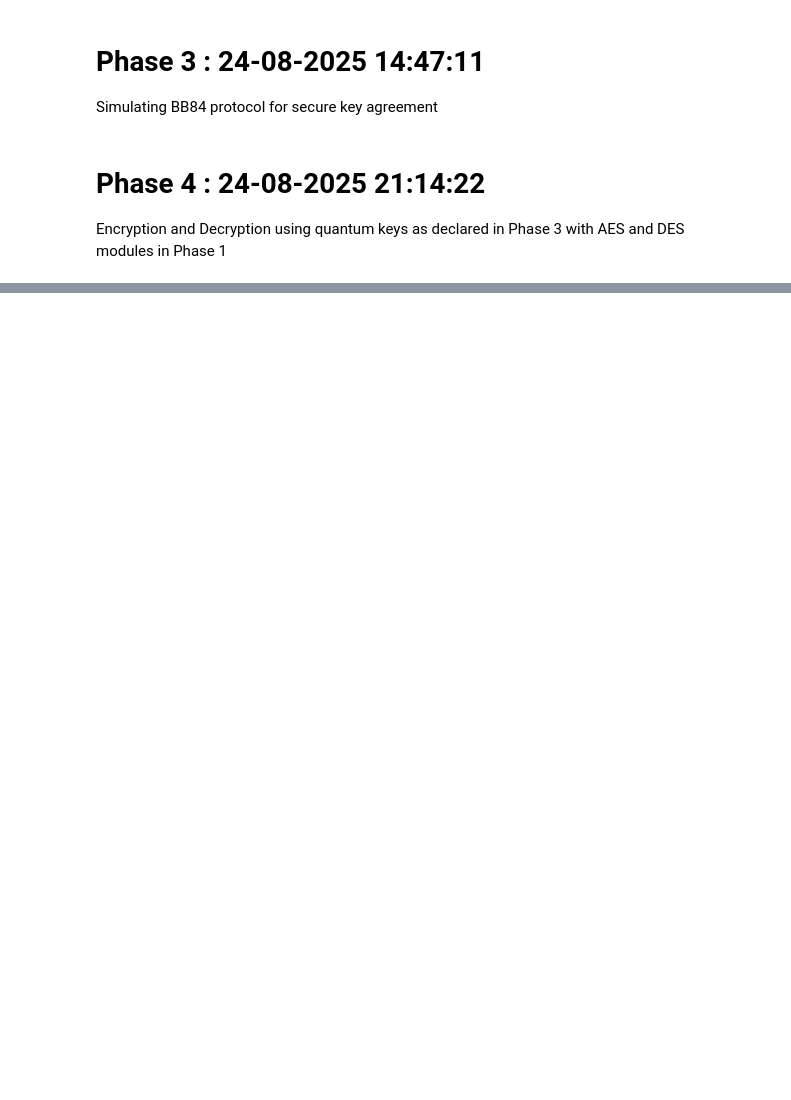
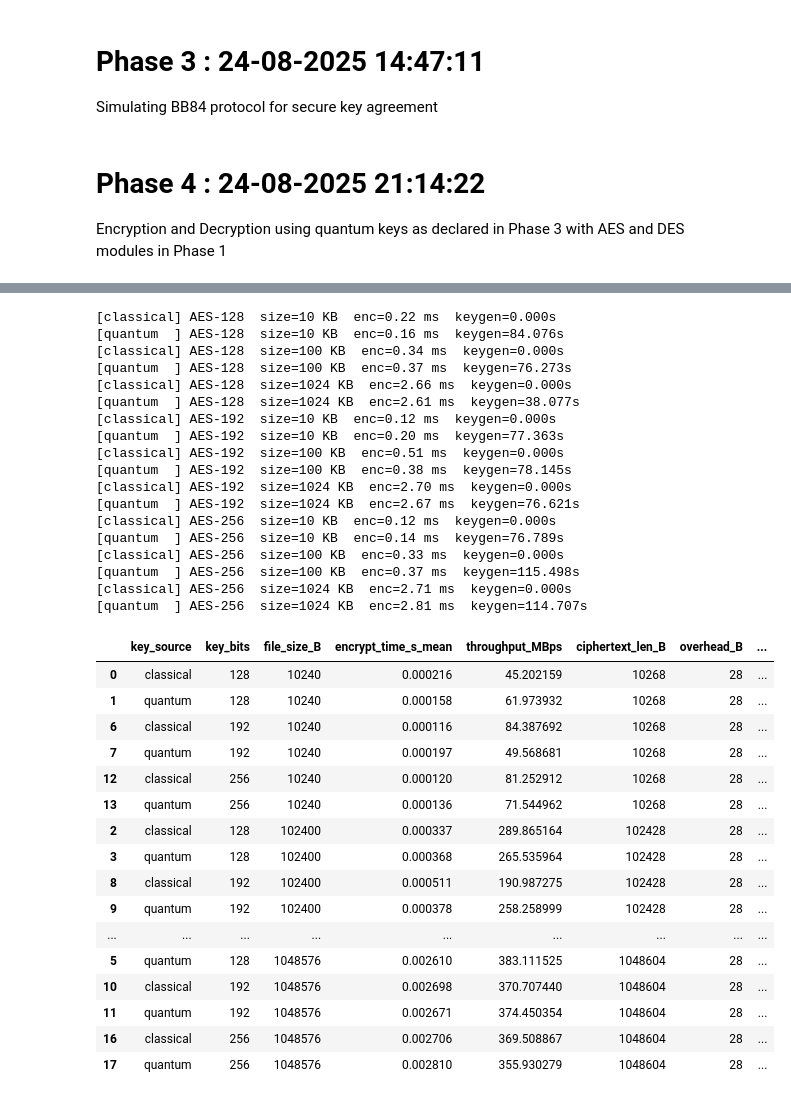
Before and after one commit to Vishesh-Goyal7/CrypTon, a Jupyter notebook: QKD.ipynb, the cells around one changed output, grey strips where cells are left out. Drawn from its saved outputs; the diff is of its cells as text; code cells hidden in the pictures; blank space fills up the shorter version.

```diff
--- a/QKD.ipynb
+++ b/QKD.ipynb
@@ -503,0 +716,58 @@ Round 6: sifted=132 bits, QBER=27.27%
+# %%
+# @title Experimentation
+
+# Baseline: no Eve (performance / practicality)
+df = run_matrix(
+    sizes=SIZES,
+    key_bits_list=(128,192,256),
+    sources=("classical","quantum"),
+    eve_present=False,     # set True to show QBER discards / slower keygen
+    repeats=3,
+    bb84_params=dict(n_per_round=256, qber_cutoff=0.11, max_rounds=30, eve_present=False, verbose=False)
+)
+
+# Pretty print summary
+cols = [
+    "key_source","key_bits","file_size_B",
+    "encrypt_time_s_mean","throughput_MBps",
+    "ciphertext_len_B","overhead_B",
+    "keygen_time_s","bb84_rounds","bb84_qber_last","key_ones_ratio"
+]
+display(df[cols].sort_values(["file_size_B","key_bits","key_source"]))
+df.to_csv("Results.csv")
+# %% [output]
+[classical] AES-128  size=10 KB  enc=0.22 ms  keygen=0.000s
+[quantum  ] AES-128  size=10 KB  enc=0.16 ms  keygen=84.076s
+[classical] AES-128  size=100 KB  enc=0.34 ms  keygen=0.000s
+[quantum  ] AES-128  size=100 KB  enc=0.37 ms  keygen=76.273s
+[classical] AES-128  size=1024 KB  enc=2.66 ms  keygen=0.000s
+[quantum  ] AES-128  size=1024 KB  enc=2.61 ms  keygen=38.077s
+[classical] AES-192  size=10 KB  enc=0.12 ms  keygen=0.000s
+[quantum  ] AES-192  size=10 KB  enc=0.20 ms  keygen=77.363s
+[classical] AES-192  size=100 KB  enc=0.51 ms  keygen=0.000s
+[quantum  ] AES-192  size=100 KB  enc=0.38 ms  keygen=78.145s
+[classical] AES-192  size=1024 KB  enc=2.70 ms  keygen=0.000s
+[quantum  ] AES-192  size=1024 KB  enc=2.67 ms  keygen=76.621s
+[classical] AES-256  size=10 KB  enc=0.12 ms  keygen=0.000s
+[quantum  ] AES-256  size=10 KB  enc=0.14 ms  keygen=76.789s
+[classical] AES-256  size=100 KB  enc=0.33 ms  keygen=0.000s
+[quantum  ] AES-256  size=100 KB  enc=0.37 ms  keygen=115.498s
+[classical] AES-256  size=1024 KB  enc=2.71 ms  keygen=0.000s
+[quantum  ] AES-256  size=1024 KB  enc=2.81 ms  keygen=114.707s
+|  | key_source | key_bits | file_size_B | encrypt_time_s_mean | throughput_MBps | ciphertext_len_B | overhead_B | ... |
+| 0 | classical | 128 | 10240 | 0.000216 | 45.202159 | 10268 | 28 | ... |
+| 1 | quantum | 128 | 10240 | 0.000158 | 61.973932 | 10268 | 28 | ... |
+| 6 | classical | 192 | 10240 | 0.000116 | 84.387692 | 10268 | 28 | ... |
+| 7 | quantum | 192 | 10240 | 0.000197 | 49.568681 | 10268 | 28 | ... |
+| 12 | classical | 256 | 10240 | 0.000120 | 81.252912 | 10268 | 28 | ... |
+| 13 | quantum | 256 | 10240 | 0.000136 | 71.544962 | 10268 | 28 | ... |
+| 2 | classical | 128 | 102400 | 0.000337 | 289.865164 | 102428 | 28 | ... |
+| 3 | quantum | 128 | 102400 | 0.000368 | 265.535964 | 102428 | 28 | ... |
+| 8 | classical | 192 | 102400 | 0.000511 | 190.987275 | 102428 | 28 | ... |
+| 9 | quantum | 192 | 102400 | 0.000378 | 258.258999 | 102428 | 28 | ... |
+| ... | ... | ... | ... | ... | ... | ... | ... | ... |
+| 5 | quantum | 128 | 1048576 | 0.002610 | 383.111525 | 1048604 | 28 | ... |
+| 10 | classical | 192 | 1048576 | 0.002698 | 370.707440 | 1048604 | 28 | ... |
+| 11 | quantum | 192 | 1048576 | 0.002671 | 374.450354 | 1048604 | 28 | ... |
+| 16 | classical | 256 | 1048576 | 0.002706 | 369.508867 | 1048604 | 28 | ... |
+| 17 | quantum | 256 | 1048576 | 0.002810 | 355.930279 | 1048604 | 28 | ... |
```
Also changed, not shown: parts of 11 cells of this notebook, 2 other files.
